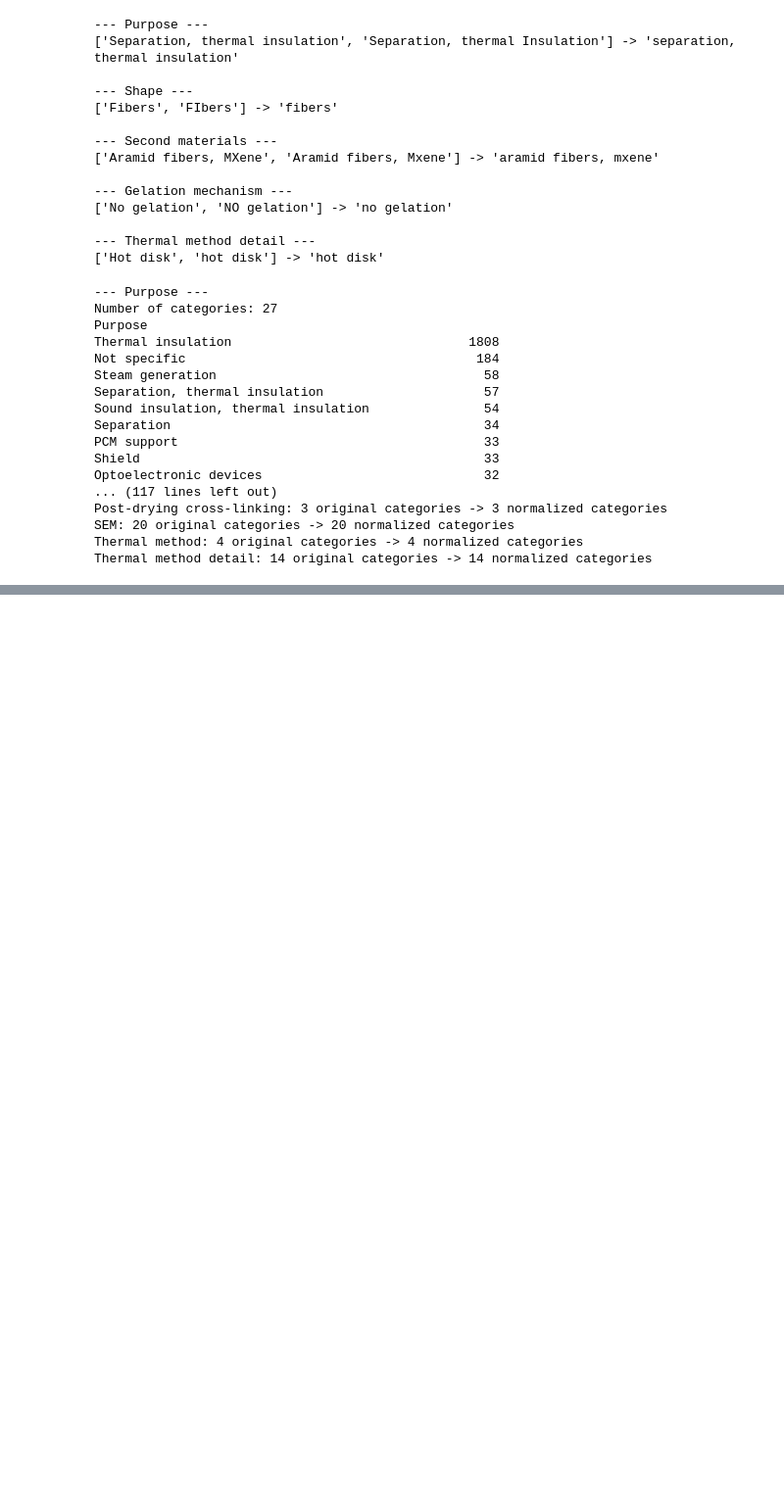
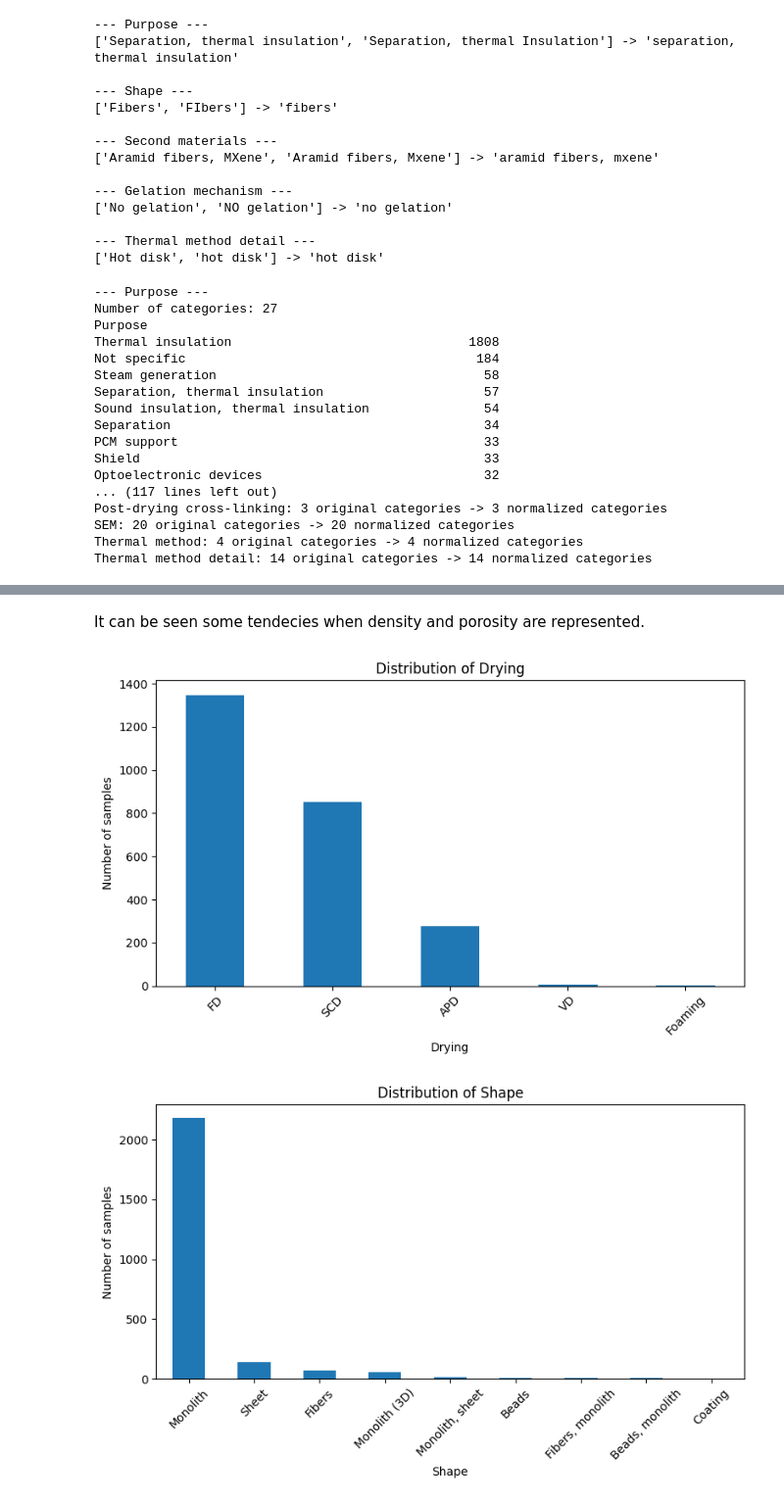
Before and after one commit to paulagirones/Aerogels_thermal_conductivity, a Jupyter notebook: aerogels_thermal_conductivity_ml.ipynb, the cells around one changed output, grey strips where cells are left out. Shown at 98% size. Drawn from its saved outputs; the diff is of its cells as text; code cells hidden in the pictures; blank space fills up the shorter version.

```diff
--- a/aerogels_thermal_conductivity_ml.ipynb
+++ b/aerogels_thermal_conductivity_ml.ipynb
@@ -380,0 +473,24 @@ Dataset after cleaning: (2484, 28)
+# %% [markdown]
+It can be seen some tendecies when density and porosity are represented.
+# %%
+categorical_features = [
+    'Drying',
+    'Shape'
+]
+
+for col in categorical_features:
+    plt.figure(figsize=(8, 5))
+
+    df[col].value_counts().plot(kind='bar')
+
+    plt.xlabel(col)
+    plt.ylabel('Number of samples')
+    plt.title(f'Distribution of {col}')
+
+    plt.xticks(rotation=45)
+    plt.tight_layout()
+
+    plt.show()
+# %% [output]
+[figure, added]
+[figure, added]
```
Also changed, not shown: parts of 17 cells of this notebook.
